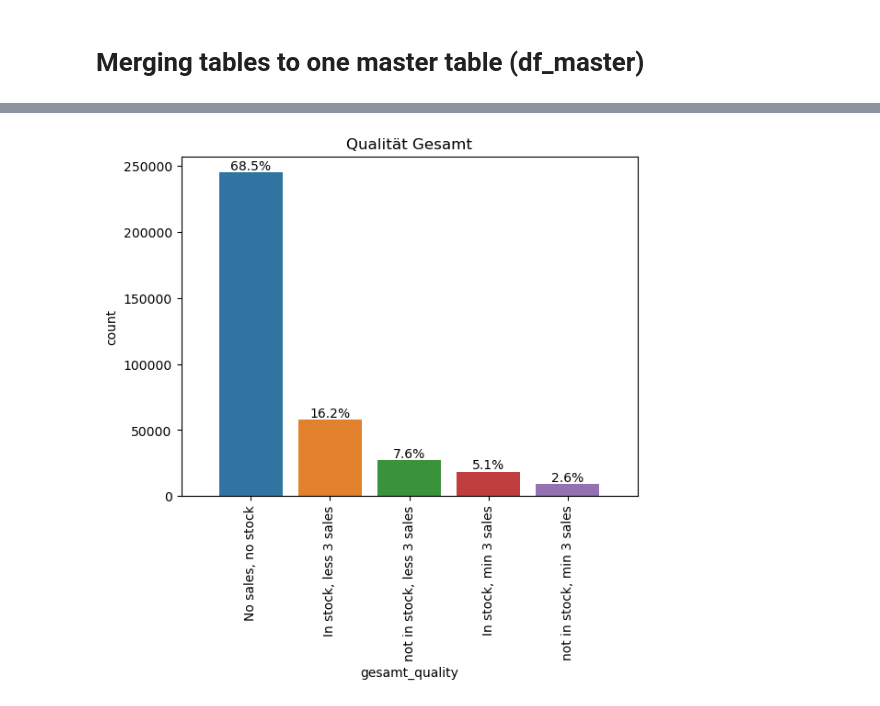
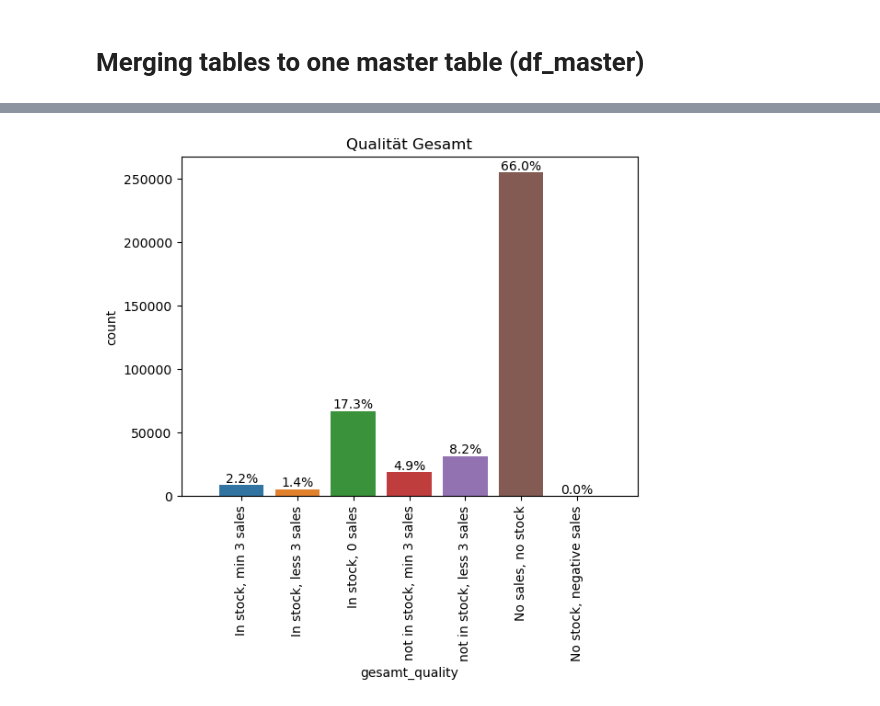
Before and after one commit to capstone-kueblbeck/capstone-kueblbeck, a Jupyter notebook: coding/data_cleaning.ipynb, the cells around one changed output, grey strips where cells are left out. Saved outputs shown, nothing was run; the diff lists cells and outputs as text; code cells hidden in the pictures.

Commit message:
further troubleshooting on tables and merging

```diff
--- a/coding/data_cleaning.ipynb
+++ b/coding/data_cleaning.ipynb
@@ -302,0 +260,6 @@ df_master
+# %%
+# Merge df_verkaeufe on df_master and drop duplicates
+# Outer merge due to having articles sold in 2022, that might be out of stock at the time of our inventory data (2023-06-03)
+df_master = df_lagerbestand.merge(df_verkaeufe, how='outer', on=['lfnr', 'artnr', 'index', 'beschreibung']).fillna(0)
+df_master = df_master.drop_duplicates(['lfnr', 'artnr', 'index', 'beschreibung'])
+df_master
@@ -343,0 +310,4 @@ df_verkaeufe
+# %%
+# Merging df_lagerbestand and df_lieferanten
+df_master = df_master.merge(df_lieferanten, how='left', on='lfnr')
+df_master.head()
@@ -345,8 +322,8 @@ df_verkaeufe
 # Adjusting column positions
 
 new_column_order = ['lfnr','lieferant', 'artnr', 'beschreibung', 'index', 'bestellkennzeichen',
-       'verp_einheit', 'stat_gruppe', 'ltz_vk_ges', 'basispreis',
-       'basispr_summe', 'gesamt_lager', 'wen_lager', 'ltz_vk_wen', 'rgb_lager',
+       'verp_einheit', 'stat_gruppe', 'ltz_vk_ges', 'basispreis_lager', 'basispr_summe',
+       'basispreis_vk', 'gesamt_lager', 'wen_lager', 'ltz_vk_wen', 'rgb_lager',
        'ltz_vk_rgb', 'amb_lager', 'ltz_vk_amb', 'cha_lager', 'ltz_vk_cha',
        'str_lager', 'ltz_vk_str', 'pas_lager', 'ltz_vk_pas', 'lan_lager',
        'ltz_vk_lan', 'müh_lager', 'ltz_vk_müh', 'ros_lager', 'ltz_vk_ros',
@@ -400,14 +376,16 @@ df_master.head()
 # %%
 #create new column and categorize each article according to sales and stock
 
-PE_categories = ['In stock, min 3 sales', 'In stock, less 3 sales', 'not in stock, min 3 sales', 'not in stock, less 3 sales', 'No sales, no stock']
+PE_categories = ['In stock, min 3 sales', 'In stock, less 3 sales', 'In stock, 0 sales', 'not in stock, min 3 sales', 'not in stock, less 3 sales', 'No sales, no stock', 'No stock, negative sales']
 
 PE_condition = [
     (df_master['gesamt_lager'] > 0) & (df_master['gesamt_vk'] >= 3),
-    (df_master['gesamt_lager'] > 0) & (df_master['gesamt_vk'] < 3),
+    (df_master['gesamt_lager'] > 0) & (df_master['gesamt_vk'] < 3) & (df_master['gesamt_vk'] > 0),
+    (df_master['gesamt_lager'] > 0) & (df_master['gesamt_vk'] == 0),
     (df_master['gesamt_lager'] <= 0) & (df_master['gesamt_vk'] >= 3),
-    (df_master['gesamt_lager'] <= 0) & (df_master['gesamt_vk'] < 3) & (df_master['gesamt_vk'] > 0),
-    (df_master['gesamt_lager'] == 0) & (df_master['gesamt_vk'] == 0)
+    (df_master['gesamt_lager'] <= 0) & (df_master['gesamt_vk'] < 3) & (df_master['gesamt_vk'] != 0),
+    (df_master['gesamt_lager'] == 0) & (df_master['gesamt_vk'] == 0),
+    (df_master['gesamt_vk'] < 0)
 ]
 
 df_master['gesamt_quality'] = np.select(PE_condition, PE_categories)
@@ -430,23 +408,23 @@ df_master
 # %%
 location = df_master.query('gesamt_quality != "0"')
 # Erstellen Sie das Balkendiagramm
 plt.title('Qualität Gesamt')
 
 plt.xlabel('Qualität')
 plt.ylabel('Anzahl')
-
-ax = sns.countplot(x='gesamt_quality', data=location)
+order = PE_categories
+ax = sns.countplot(x='gesamt_quality', data=location, order=order)
 
 # Erhalten Sie die Gesamtzahl der Qualitätsspalte
 total = location['gesamt_quality'].count()
 
 # Beschriften Sie die Balken mit dem fmt-Parameter
 ax.bar_label(ax.containers[0], fmt=lambda x: f'{(x/total)*100:.1f}%')
 
 # Fügen Sie etwas Platz am Ende des Balkens für die Beschriftungen hinzu
 ax.margins(x=0.1)
 
 plt.xticks(rotation=90)
 plt.show()
 # %% [output]
-[figure, old version]
+[figure, new version]
```
Also changed, not shown: parts of 29 cells of this notebook, 1 other file.
